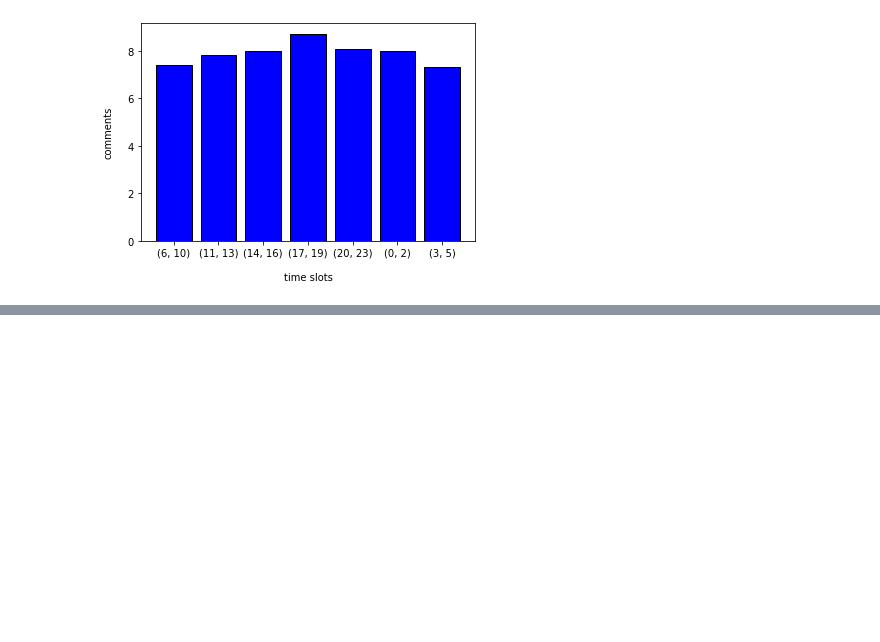
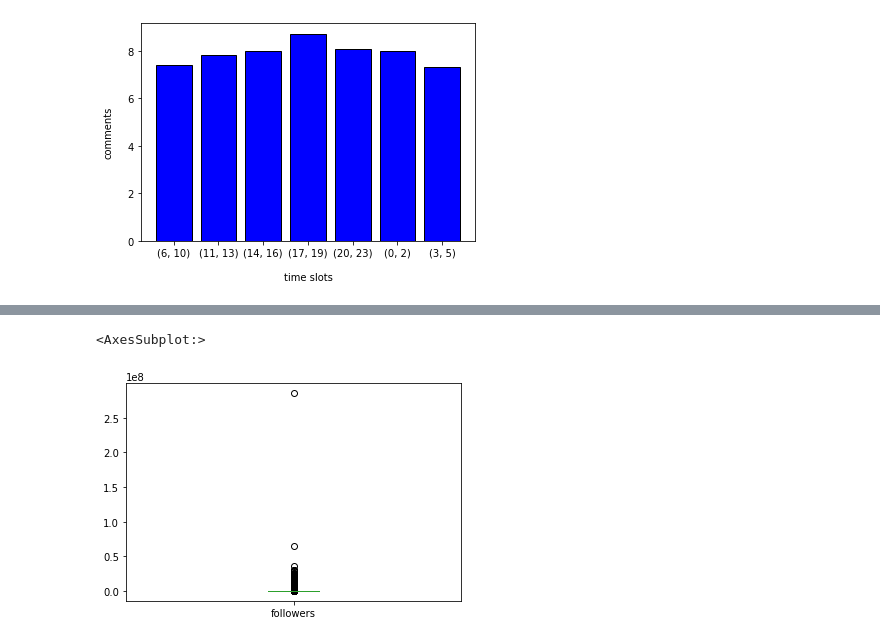
Before and after one commit to Iadiserniag/ADM-HW2, a Jupyter notebook: RQ_4_6.ipynb, the cells around one changed output, grey strips where cells are left out. Saved outputs shown, nothing was run; the diff lists cells and outputs as text; code cells hidden in the pictures; blank space fills up the shorter version.

```diff
--- a/RQ_4_6.ipynb
+++ b/RQ_4_6.ipynb
@@ -472,0 +589,5 @@ The total number of comments for each given interval
+# %%
+followers.plot(kind='box')
+# %% [output]
+<AxesSubplot:>
+[figure, added]
```
Also changed, not shown: parts of 32 cells of this notebook.
